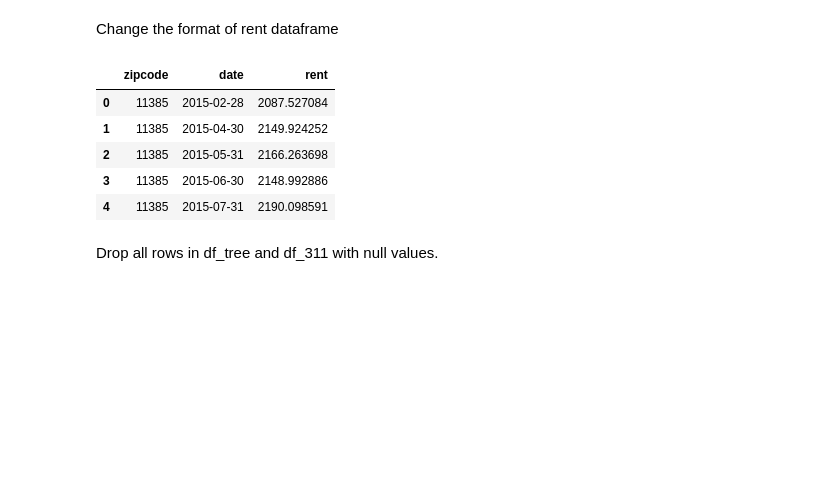
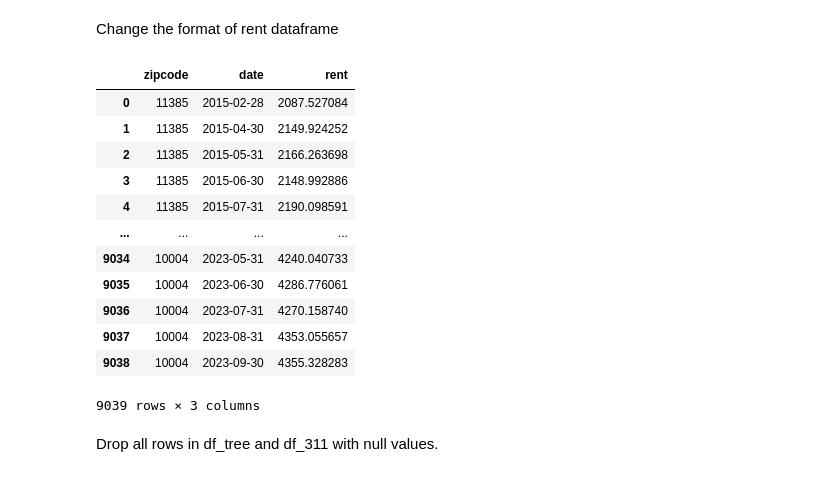
Before and after one commit to yczhou912/4501-Final-Project, a Jupyter notebook: Project.ipynb, the cells around one changed output. Cells and saved outputs as stored; diff of their text form; code cells hidden in the pictures; blank space fills up the shorter version.

```diff
--- a/Project.ipynb
+++ b/Project.ipynb
@@ -172,20 +280,27 @@ Change the format of rent dataframe
 # %%
 df_rent_1 = pd.DataFrame(columns=["zipcode", "date", "rent"])
 temp_data = []
 for index, row in df_zillow_2.iterrows():
     for i in range(len(row)-1):
         temp_data.append({"zipcode": str(int(row[0])), "date": df_zillow_2.columns[i+1], "rent": row[i+1]})
 df_rent_1 = pd.concat([df_rent_1, pd.DataFrame(temp_data)], ignore_index=True)
 df_rent_1.dropna(subset=['rent'], inplace=True)
 df_rent_1 = df_rent_1.reset_index(drop=True)
-df_rent_1.head()
+df_rent_1
 # %% [output]
 |  | zipcode | date | rent |
 | 0 | 11385 | 2015-02-28 | 2087.527084 |
 | 1 | 11385 | 2015-04-30 | 2149.924252 |
 | 2 | 11385 | 2015-05-31 | 2166.263698 |
 | 3 | 11385 | 2015-06-30 | 2148.992886 |
 | 4 | 11385 | 2015-07-31 | 2190.098591 |
+| ... | ... | ... | ... |
+| 9034 | 10004 | 2023-05-31 | 4240.040733 |
+| 9035 | 10004 | 2023-06-30 | 4286.776061 |
+| 9036 | 10004 | 2023-07-31 | 4270.158740 |
+| 9037 | 10004 | 2023-08-31 | 4353.055657 |
+| 9038 | 10004 | 2023-09-30 | 4355.328283 |
+9039 rows × 3 columns
 # %% [markdown]
 Drop all rows in df_tree and df_311 with null values.
 # %%
```
Also changed, not shown: parts of 130 cells of this notebook, 4 other files.
